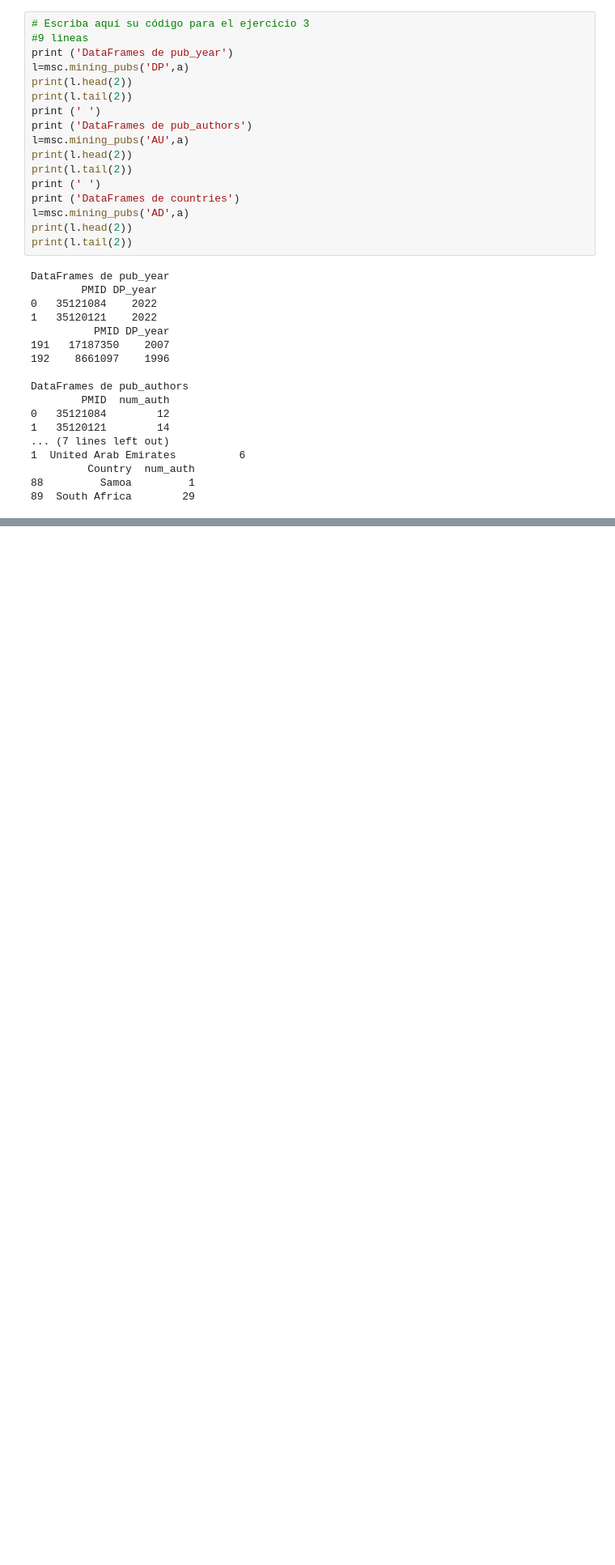
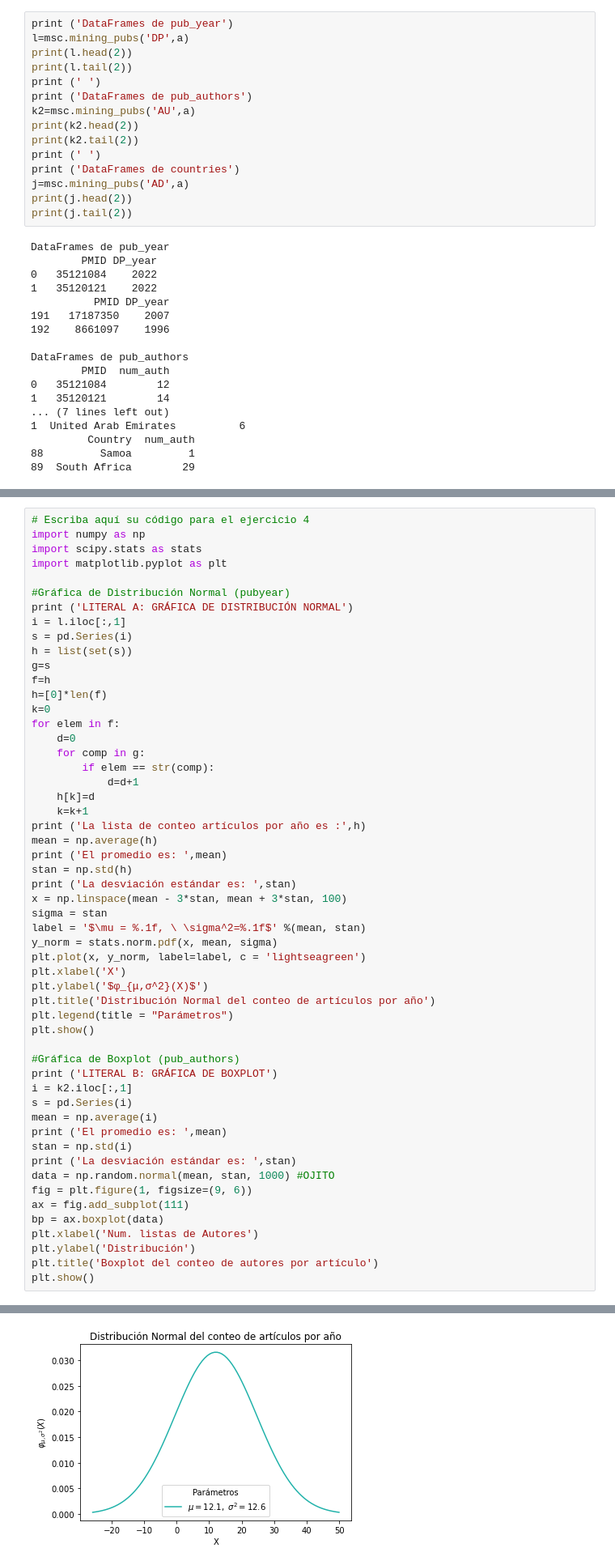
Before and after one commit to MichellS3/GBI6_ExamenPython, a Jupyter notebook: 2021II_GBI6_ExamenParcialPython.ipynb, the cells around one changed output, grey strips where cells are left out. Shown at 81% size. Drawn from its saved outputs; the diff is of its cells as text; blank space fills up the shorter version.

```diff
--- a/2021II_GBI6_ExamenParcialPython.ipynb
+++ b/2021II_GBI6_ExamenParcialPython.ipynb
@@ -97,22 +97,20 @@
 
 Muestre los dos primeros y los dos últimos registros de cada dataframe.
 # %%
-# Escriba aquí su código para el ejercicio 3
-#9 lineas
 print ('DataFrames de pub_year')
 l=msc.mining_pubs('DP',a)
 print(l.head(2))
 print(l.tail(2))
 print (' ')
 print ('DataFrames de pub_authors')
-l=msc.mining_pubs('AU',a)
-print(l.head(2))
-print(l.tail(2))
+k2=msc.mining_pubs('AU',a)
+print(k2.head(2))
+print(k2.tail(2))
 print (' ')
 print ('DataFrames de countries')
-l=msc.mining_pubs('AD',a)
-print(l.head(2))
-print(l.tail(2))
+j=msc.mining_pubs('AD',a)
+print(j.head(2))
+print(j.tail(2))
 # %% [output]
 DataFrames de pub_year
         PMID DP_year
@@ -145,0 +142,55 @@ Realice la visualización de los datos del ejercicio 3.
+# %%
+# Escriba aquí su código para el ejercicio 4
+import numpy as np
+import scipy.stats as stats
+import matplotlib.pyplot as plt
+
+#Gráfica de Distribución Normal (pubyear)
+print ('LITERAL A: GRÁFICA DE DISTRIBUCIÓN NORMAL')
+i = l.iloc[:,1]
+s = pd.Series(i)
+h = list(set(s))
+g=s
+f=h
+h=[0]*len(f)
+k=0
+for elem in f:
+    d=0
+    for comp in g:
+        if elem == str(comp):
+            d=d+1
+    h[k]=d
+    k=k+1
+print ('La lista de conteo artículos por año es :',h)
+mean = np.average(h)
+print ('El promedio es: ',mean)
+stan = np.std(h)
+print ('La desviación estándar es: ',stan)
+x = np.linspace(mean - 3*stan, mean + 3*stan, 100)
+sigma = stan
+label = '$\mu = %.1f, \ \sigma^2=%.1f$' %(mean, stan)
+y_norm = stats.norm.pdf(x, mean, sigma)
+plt.plot(x, y_norm, label=label, c = 'lightseagreen')
+plt.xlabel('X')
+plt.ylabel('$φ_{μ,σ^2}(X)$')
+plt.title('Distribución Normal del conteo de artículos por año')
+plt.legend(title = "Parámetros")
+plt.show()
+
+#Gráfica de Boxplot (pub_authors)
+print ('LITERAL B: GRÁFICA DE BOXPLOT')
+i = k2.iloc[:,1]
+s = pd.Series(i)
+mean = np.average(i)
+print ('El promedio es: ',mean)
+stan = np.std(i)
+print ('La desviación estándar es: ',stan)
+data = np.random.normal(mean, stan, 1000) #OJITO
+fig = plt.figure(1, figsize=(9, 6))
+ax = fig.add_subplot(111)
+bp = ax.boxplot(data)
+plt.xlabel('Num. listas de Autores')
+plt.ylabel('Distribución')
+plt.title('Boxplot del conteo de autores por artículo')
+plt.show()
+# %% [output]
@@ -145,0 +201 @@ Realice la visualización de los datos del ejercicio 3.
+[figure, added]
```
Also changed, not shown: parts of 2 cells of this notebook.
